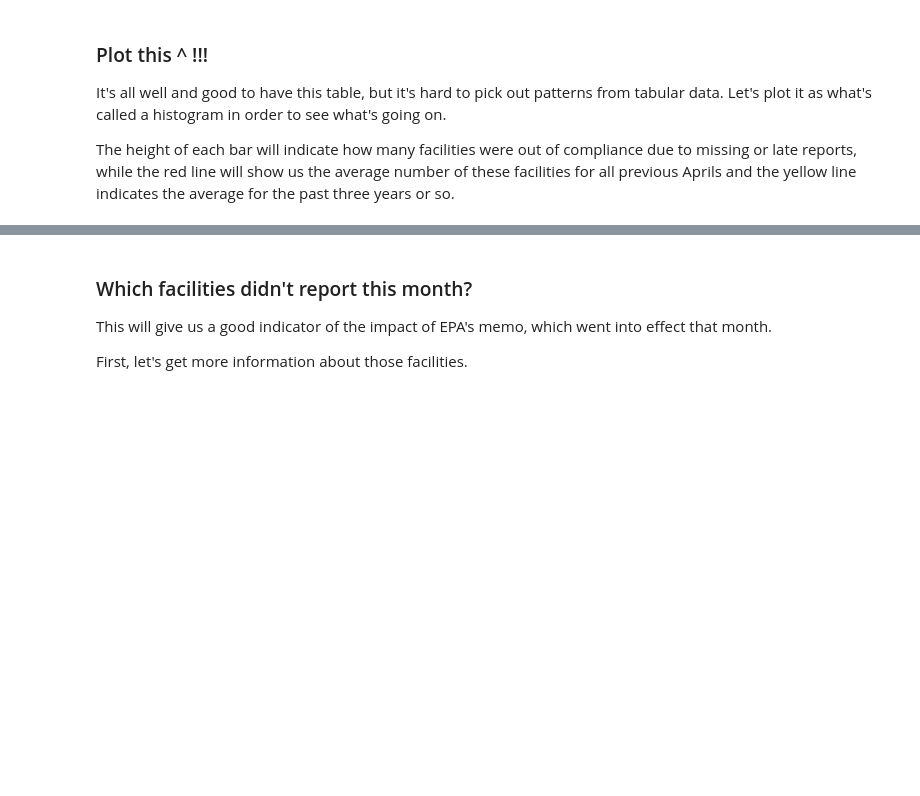
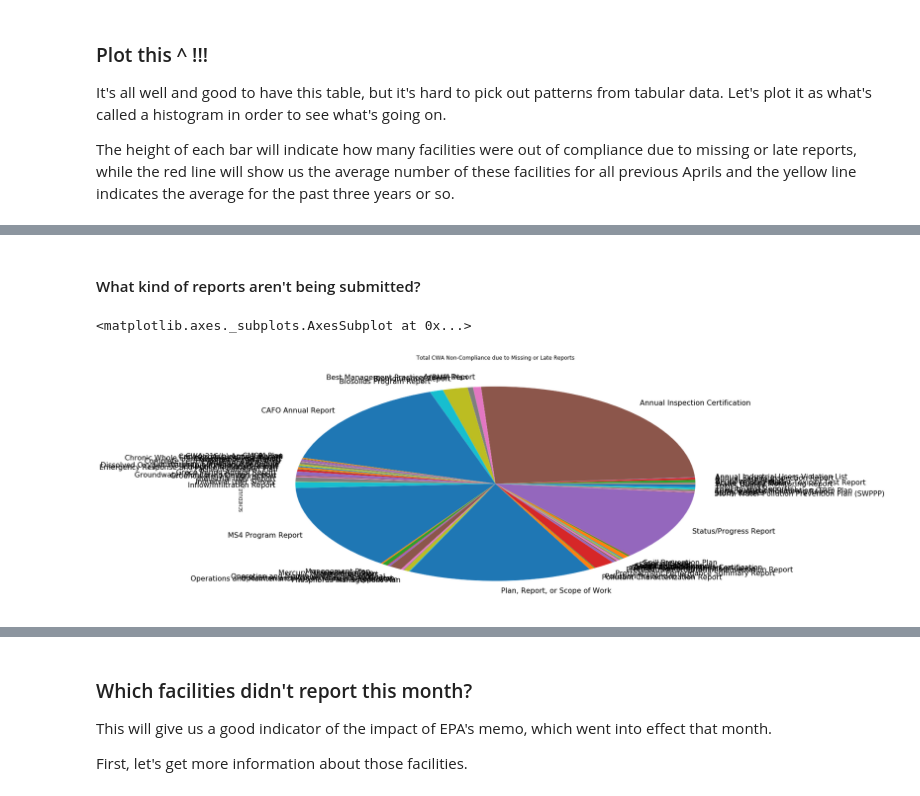
Before and after one commit to edgi-govdata-archiving/ECHO-COVID19, a Jupyter notebook: ECHO-COVID19.ipynb, the cells around one changed output, grey strips where cells are left out. Drawn from its saved outputs; the diff is of its cells as text; code cells hidden in the pictures; blank space fills up the shorter version.

Commit message:
compares facilities exceeding permits and non-reporters
Addresses #15

```diff
--- a/ECHO-COVID19.ipynb
+++ b/ECHO-COVID19.ipynb
@@ -417,7 +464,7 @@ Not submitting these reports on schedule can lead to "Reportable Non-Compliance"
 
 In this case, "N" does NOT mean no - it just is a code for the kind of violation event we're interested in (non-reporting).
 # %%
-sql = "select NPDES_ID, SCHEDULE_DATE, RNC_DETECTION_CODE" + \
+sql = "select NPDES_ID, SCHEDULE_DATE, RNC_DETECTION_CODE, SCHEDULE_EVENT_DESC" + \
     " from NPDES_PS_VIOLATIONS where RNC_DETECTION_CODE = 'N' and " + \
     " SCHEDULE_DATE like '"+mnth+"/%'"
 #" NPDES_ID like '" + my_state + "%'"
@@ -460,0 +550,10 @@ ax.axhline(y=trend_month, color='y', linestyle='-')
+# %% [markdown]
+#### What kind of reports aren't being submitted?
+# %%
+pie = data[(data['SCHEDULE_DATE'] >= '2020-'+mnth+'-01') & (data['SCHEDULE_DATE'] <= '2020-'+mnth+'-31')].sort_index()
+pie = pie.groupby('SCHEDULE_EVENT_DESC')[['SCHEDULE_EVENT_DESC']].count()
+ax = pie.plot(kind='pie', y='SCHEDULE_EVENT_DESC', title = chart_title, figsize=(20, 10), legend=False, fontsize=16)
+ax
+# %% [output]
+<matplotlib.axes._subplots.AxesSubplot at 0x...>
+[figure, added]
```
Also changed, not shown: parts of 12 cells of this notebook.
